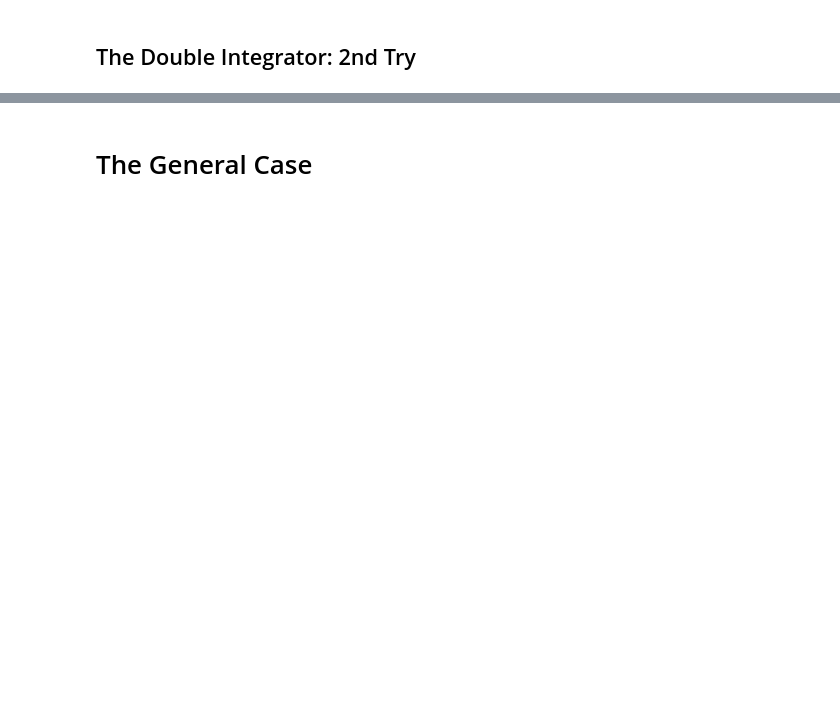
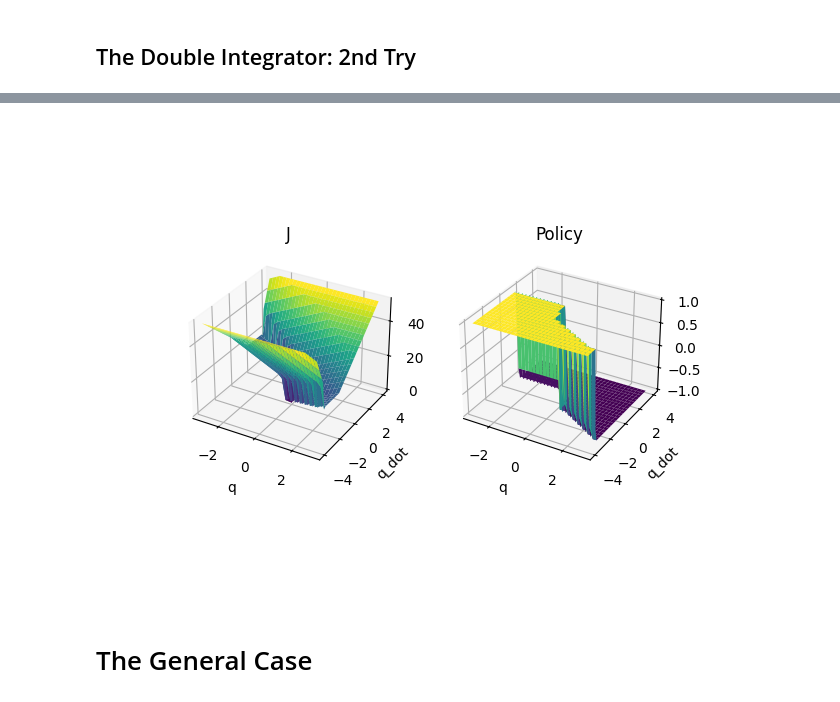
Before and after one commit to itayhzn/embodied-intelligence-journal, a Jupyter notebook: jupyter-notebooks/dynamic-programming.ipynb, the cells around one changed output, grey strips where cells are left out. Cells and saved outputs as stored; diff of their text form; code cells hidden in the pictures; blank space fills up the shorter version.

```diff
--- a/jupyter-notebooks/dynamic-programming.ipynb
+++ b/jupyter-notebooks/dynamic-programming.ipynb
@@ -159,12 +168,23 @@ plt.show()
 # %%
 fig = plt.figure()
-ax = fig.add_subplot(111, projection='3d')
+
+ax = fig.add_subplot(121, projection='3d')
 
 ax.plot_surface(Q, Qdot, J, cmap='viridis')
 ax.set_xlabel('q')
 ax.set_ylabel('q_dot')
-ax.set_zlabel('J')
+ax.set_title('J')
+
+ax = fig.add_subplot(122, projection='3d')
+
+ax.plot_surface(Q, Qdot, policy, cmap='viridis')
+ax.set_xlabel('q')
+ax.set_ylabel('q_dot')
+ax.set_title('Policy')
+
 plt.show()
+# %% [output]
+[figure, added]
 # %% [markdown]
 # The General Case
 # %%
```
Also changed, not shown: parts of 4 cells of this notebook.
